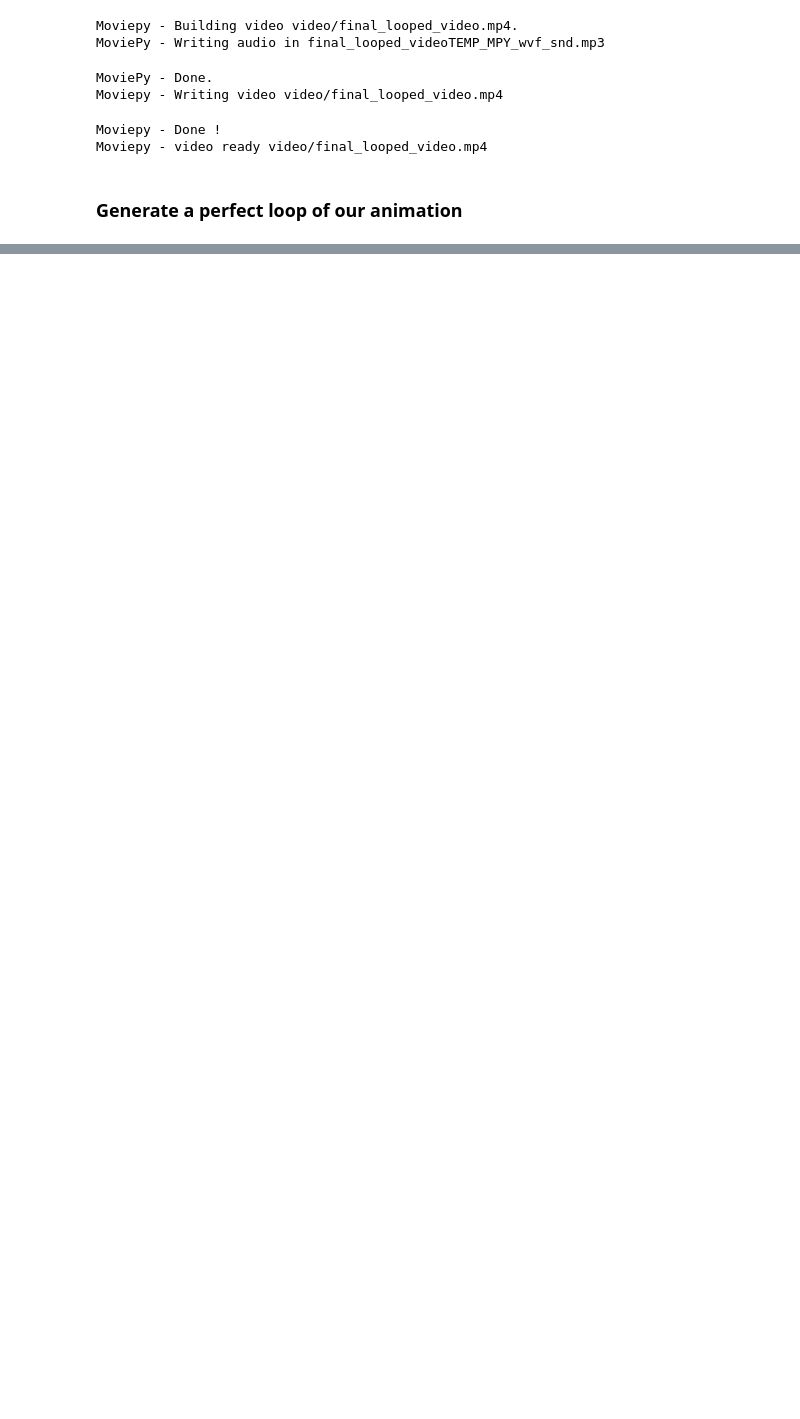
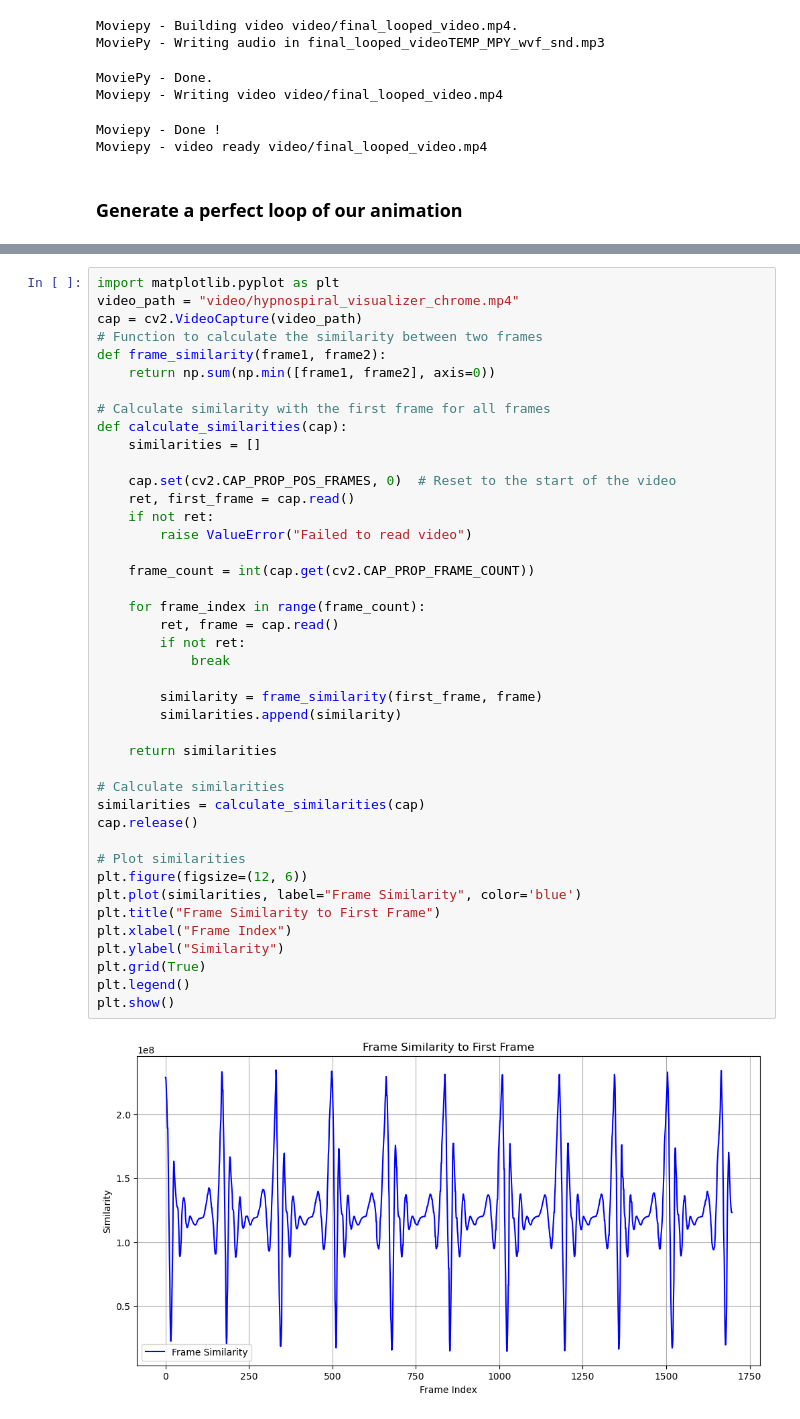
Before and after one commit to Ethycs/video-editor, a Jupyter notebook: Video Editor.ipynb, the cells around one changed output, grey strips where cells are left out. Saved outputs shown, nothing was run; the diff lists cells and outputs as text; blank space fills up the shorter version.

```diff
--- a/Video Editor.ipynb
+++ b/Video Editor.ipynb
@@ -282,0 +508,44 @@ Moviepy - video ready video/final_looped_video.mp4
+# %%
+import matplotlib.pyplot as plt
+video_path = "video/hypnospiral_visualizer_chrome.mp4"
+cap = cv2.VideoCapture(video_path)
+# Function to calculate the similarity between two frames
+def frame_similarity(frame1, frame2):
+    return np.sum(np.min([frame1, frame2], axis=0))
+
+# Calculate similarity with the first frame for all frames
+def calculate_similarities(cap):
+    similarities = []
+
+    cap.set(cv2.CAP_PROP_POS_FRAMES, 0)  # Reset to the start of the video
+    ret, first_frame = cap.read()
+    if not ret:
+        raise ValueError("Failed to read video")
+
+    frame_count = int(cap.get(cv2.CAP_PROP_FRAME_COUNT))
+
+    for frame_index in range(frame_count):
+        ret, frame = cap.read()
+        if not ret:
+            break
+
+        similarity = frame_similarity(first_frame, frame)
+        similarities.append(similarity)
+
+    return similarities
+
+# Calculate similarities
+similarities = calculate_similarities(cap)
+cap.release()
+
+# Plot similarities
+plt.figure(figsize=(12, 6))
+plt.plot(similarities, label="Frame Similarity", color='blue')
+plt.title("Frame Similarity to First Frame")
+plt.xlabel("Frame Index")
+plt.ylabel("Similarity")
+plt.grid(True)
+plt.legend()
+plt.show()
+# %% [output]
+[figure, added]
```
Also changed, not shown: parts of 17 cells of this notebook, 3 other files.
